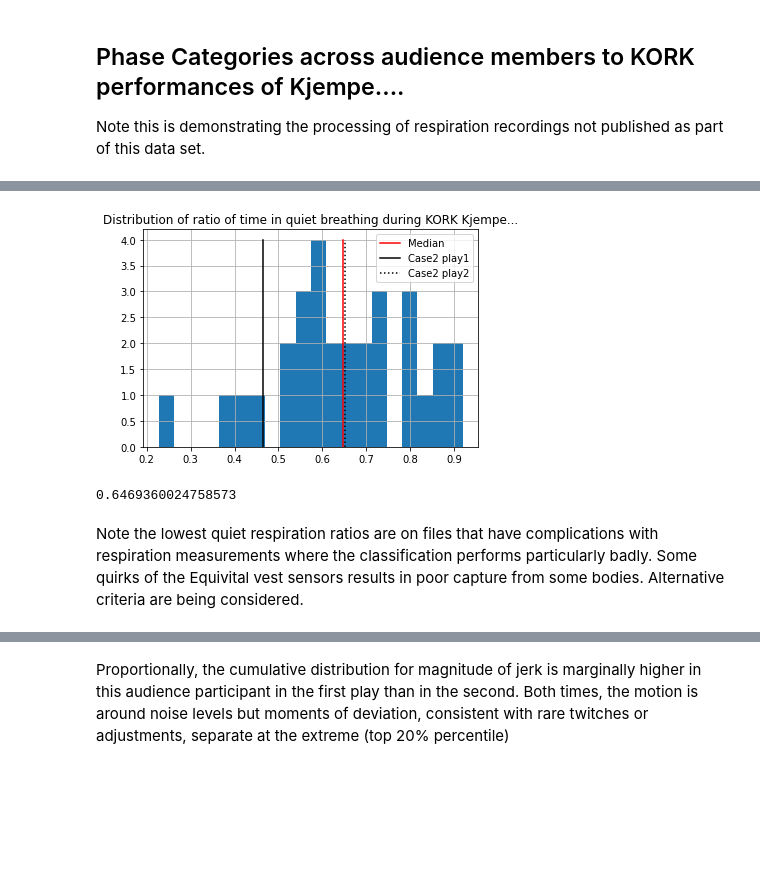
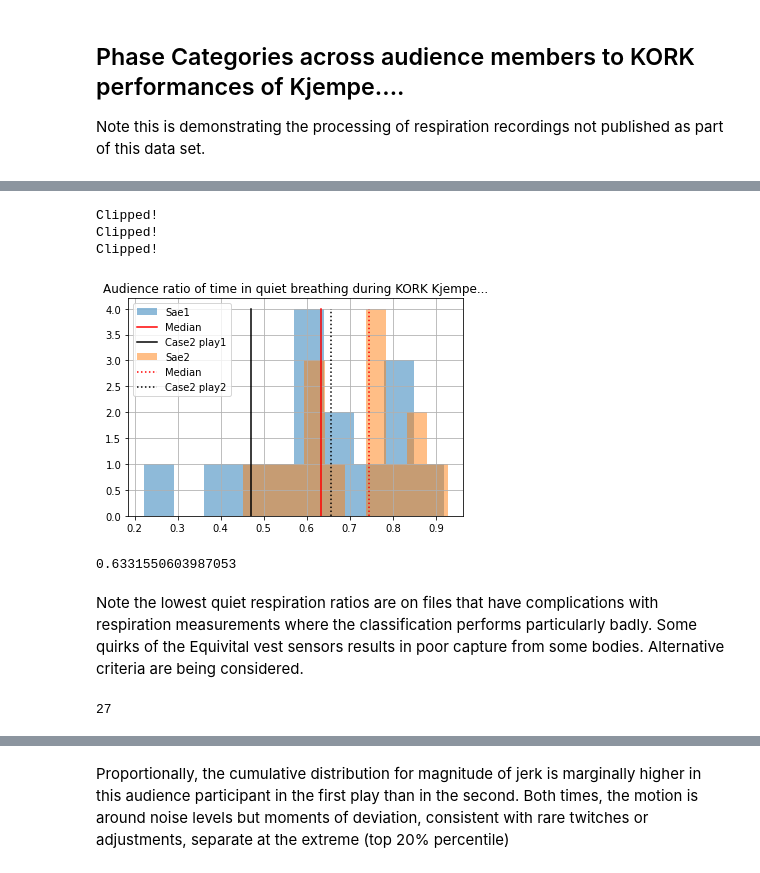
Before and after one commit to finn42/Exploratory_Listening_Phys, a Jupyter notebook: CaseStudy2_KORK.ipynb, the cells around one changed output, grey strips where cells are left out. Cells and saved outputs as stored; diff of their text form; code cells hidden in the pictures; blank space fills up the shorter version.

Commit message:
Split figures, added phys data aggregation and some comparisons to other audience members

```diff
--- a/CaseStudy2_KORK.ipynb
+++ b/CaseStudy2_KORK.ipynb
@@ -94,6 +98,6 @@ def minT(timestamps,timepoints):
 # %%
 # audio file locations in
-data_loc = './data/'
+data_loc = '/Users/finn/Desktop/Current_Projects/BiC/Audience_Interviewed/ExploratoryListening_repo/data/'
 mydpi = 196
 # %%
 Pentries = pd.read_csv(data_loc +'Performance_data/PlayTimings_KORK2024_Sae1.csv')
@@ -381,14 +509,44 @@ dtype: float64
+# %%
+ratios = pd.Series()
+df_alts = pd.read_csv(data_loc + 'Physiological_data/Case2_Sae1_AudResp.csv',index_col=0)
+for partID in df_alts.columns:
+    # normalise each respiration wave
+    resp_sig = df_alts[partID]
+    Breaths = rp2.breath_cycles(rp2.EQ_Inspiration_Extract(resp_sig),resp_sig)
+    Insp_seq = quickcarresp(Breaths)
+    Qratio = Insp_seq.query('Categories=="Quiet"').loc[:,'Period_T'].sum()/Insp_seq.loc[:,'Period_T'].sum()
+    ratios[partID]=Qratio
+
+ratios2 = pd.Series()
+df_alts2 = pd.read_csv(data_loc + 'Physiological_data/Case2_Sae2_AudResp.csv',index_col=0)
+for partID in df_alts2.columns:
+    # normalise each respiration wave
+    resp_sig = df_alts2[partID]
+    Breaths = rp2.breath_cycles(rp2.EQ_Inspiration_Extract(resp_sig),resp_sig)
+    Insp_seq = quickcarresp(Breaths)
+    Qratio = Insp_seq.query('Categories=="Quiet"').loc[:,'Period_T'].sum()/Insp_seq.loc[:,'Period_T'].sum()
+    ratios2[partID]=Qratio
+# %% [output]
+Clipped!
+Clipped!
+Clipped!
 # %%
-ratios.hist(bins=20)
+ratios.hist(bins=10,alpha = 0.5,label='Sae1')
 plt.plot([ratios.median(),ratios.median()],[0,4],'r',label='Median')
-plt.plot([ratios['AU8151'],ratios['AU8151']],[0,4],'k',label='Case2 play1')
-plt.plot([ratios['AU8152'],ratios['AU8152']],[0,4],':k',label='Case2 play2')
-plt.title('Distribution of ratio of time in quiet breathing during KORK Kjempe...')
+plt.plot([ratios['AU815'],ratios['AU815']],[0,4],'k',label='Case2 play1')
+ratios2.hist(bins=10,alpha = 0.5,label='Sae2')
+plt.plot([ratios2.median(),ratios2.median()],[0,4],':r',label='Median')
+plt.plot([ratios2['AU815'],ratios2['AU815']],[0,4],':k',label='Case2 play2')
+plt.title('Audience ratio of time in quiet breathing during KORK Kjempe...')
 plt.legend()
 plt.show()
 ratios.median()
 # %% [output]
-[figure, old version]
+[figure, new version]
-0.6469360024758573
+0.6331550603987053
 # %% [markdown]
 Note the lowest quiet respiration ratios are on files that have complications with respiration measurements where the classification performs particularly badly. Some quirks of the Equivital vest sensors results in poor capture from some bodies. Alternative criteria are being considered.
+# %%
+int(partID[3:])
+# %% [output]
+27
```
Also changed, not shown: parts of 9 cells of this notebook, 18 other files.
